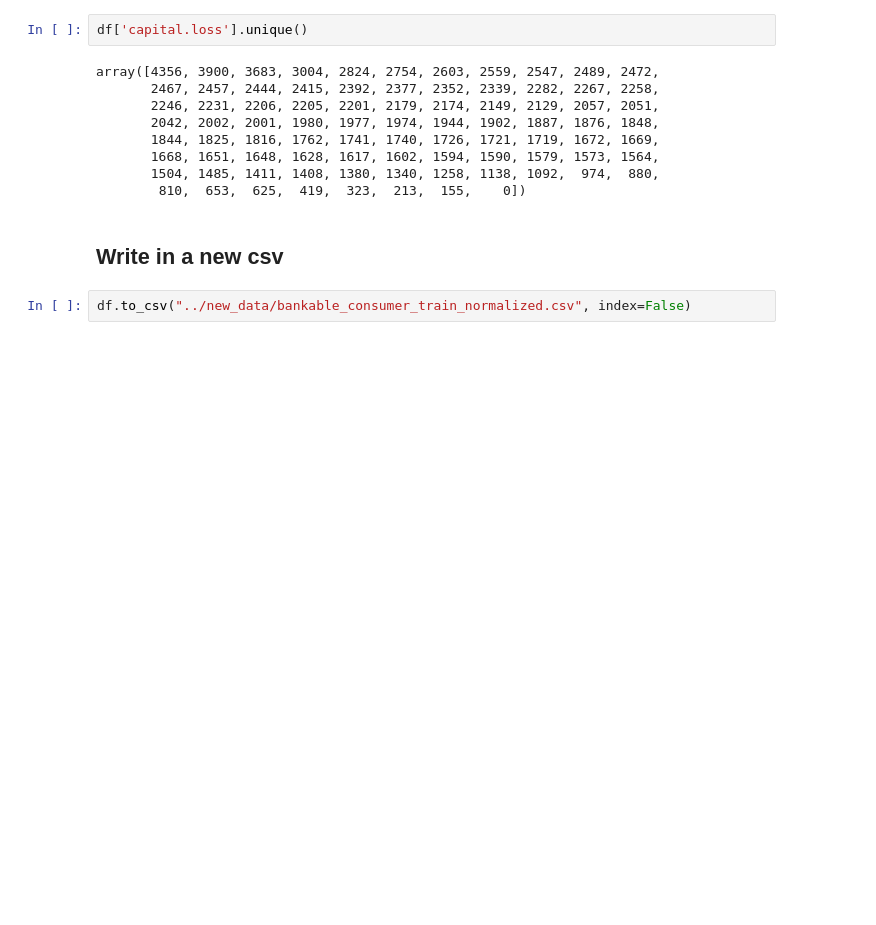
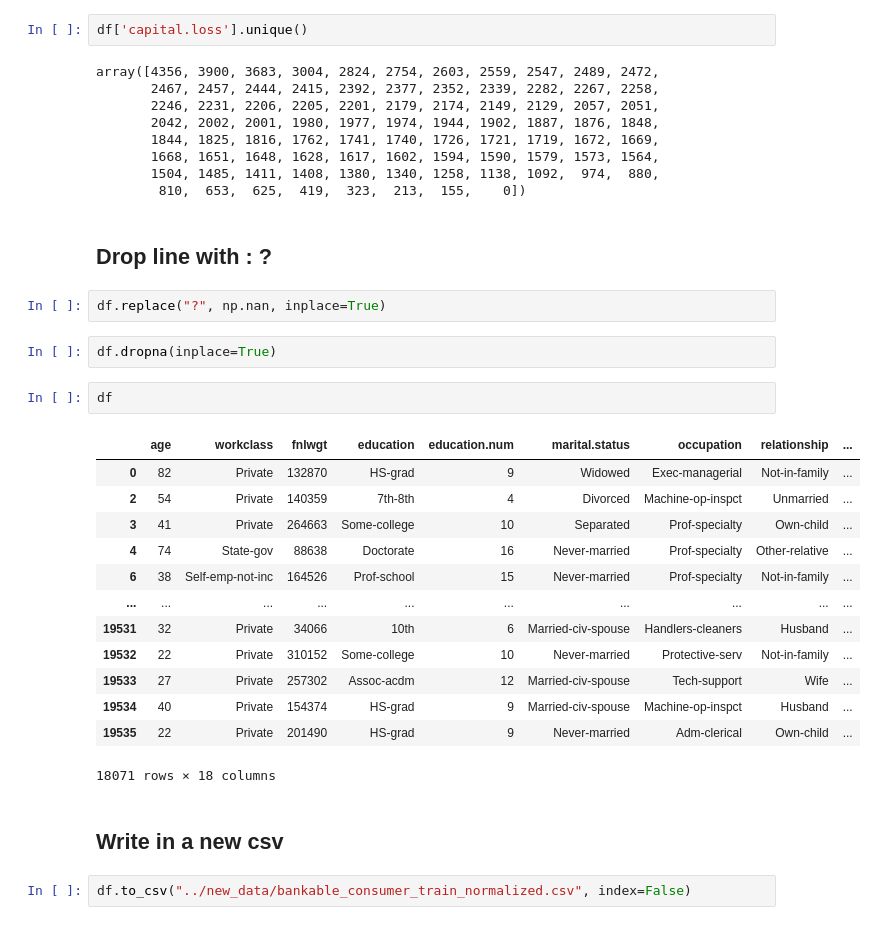
Before and after one commit to MathieuFerreira1/DATA832-Projet, a Jupyter notebook: notebooks/normalisation.ipynb, the cells around one changed output. Cells and saved outputs as stored; diff of their text form; blank space fills up the shorter version.

Commit message:
[FEATURE] Drop ? in new data csv

```diff
--- a/notebooks/normalisation.ipynb
+++ b/notebooks/normalisation.ipynb
@@ -150,6 +151,28 @@ array([4356, 3900, 3683, 3004, 2824, 2754, 2603, 2559, 2547, 2489, 2472,
        1668, 1651, 1648, 1628, 1617, 1602, 1594, 1590, 1579, 1573, 1564,
        1504, 1485, 1411, 1408, 1380, 1340, 1258, 1138, 1092,  974,  880,
         810,  653,  625,  419,  323,  213,  155,    0])
+# %% [markdown]
+## Drop line with : ?
+# %%
+df.replace("?", np.nan, inplace=True)
+# %%
+df.dropna(inplace=True)
+# %%
+df
+# %% [output]
+|  | age | workclass | fnlwgt | education | education.num | marital.status | occupation | relationship | ... |
+| 0 | 82 | Private | 132870 | HS-grad | 9 | Widowed | Exec-managerial | Not-in-family | ... |
+| 2 | 54 | Private | 140359 | 7th-8th | 4 | Divorced | Machine-op-inspct | Unmarried | ... |
+| 3 | 41 | Private | 264663 | Some-college | 10 | Separated | Prof-specialty | Own-child | ... |
+| 4 | 74 | State-gov | 88638 | Doctorate | 16 | Never-married | Prof-specialty | Other-relative | ... |
+| 6 | 38 | Self-emp-not-inc | 164526 | Prof-school | 15 | Never-married | Prof-specialty | Not-in-family | ... |
+| ... | ... | ... | ... | ... | ... | ... | ... | ... | ... |
+| 19531 | 32 | Private | 34066 | 10th | 6 | Married-civ-spouse | Handlers-cleaners | Husband | ... |
+| 19532 | 22 | Private | 310152 | Some-college | 10 | Never-married | Protective-serv | Not-in-family | ... |
+| 19533 | 27 | Private | 257302 | Assoc-acdm | 12 | Married-civ-spouse | Tech-support | Wife | ... |
+| 19534 | 40 | Private | 154374 | HS-grad | 9 | Married-civ-spouse | Machine-op-inspct | Husband | ... |
+| 19535 | 22 | Private | 201490 | HS-grad | 9 | Never-married | Adm-clerical | Own-child | ... |
+18071 rows × 18 columns
 # %% [markdown]
 ## Write in a new csv
 # %%
```
Also changed, not shown: parts of 3 cells of this notebook, 1 other file.
